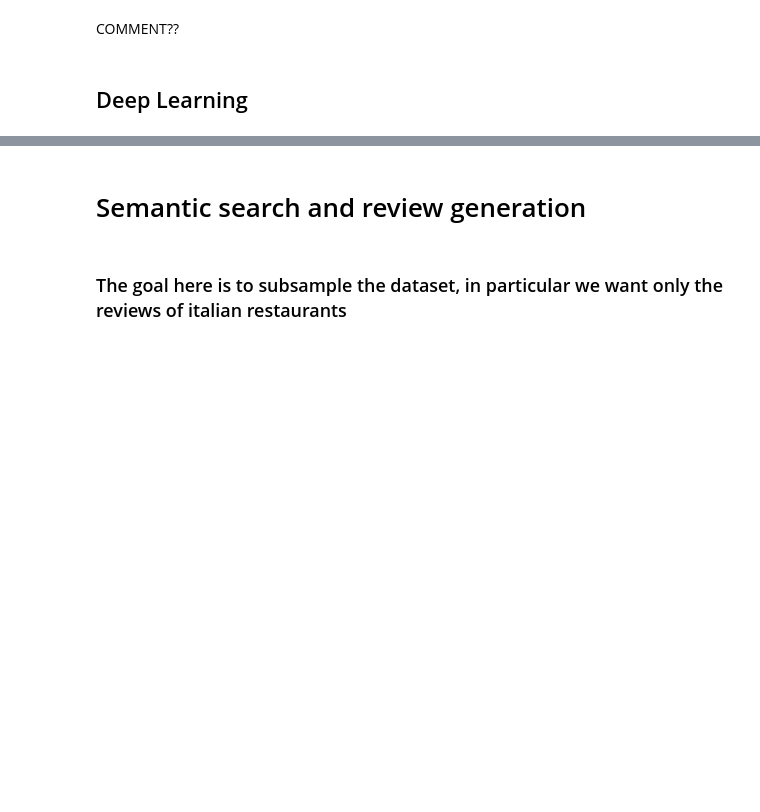
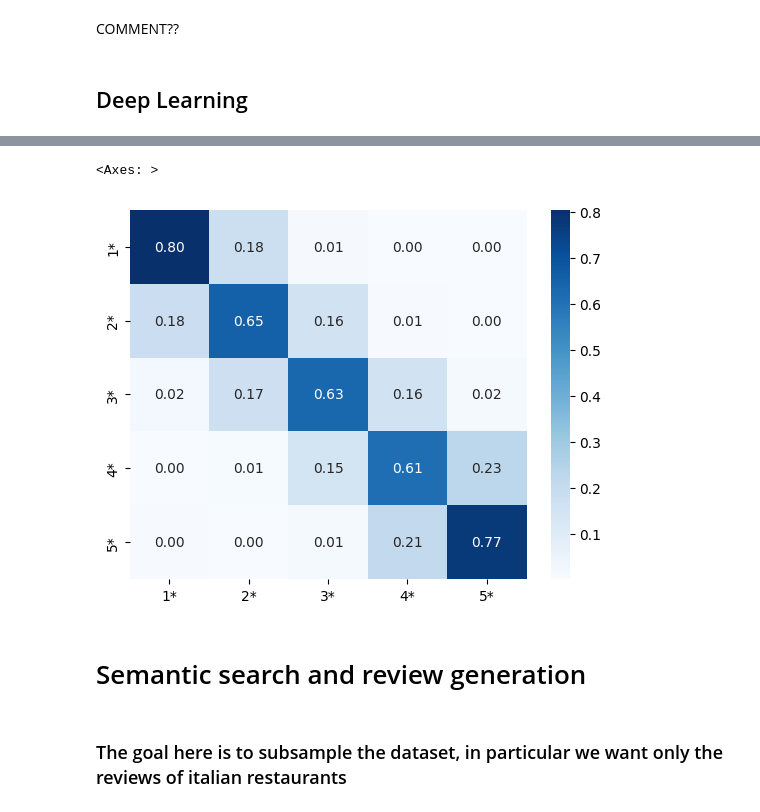
Before and after one commit to NiccoloF/NLP, a Jupyter notebook: Submission file.ipynb, the cells around one changed output, grey strips where cells are left out. Cells and saved outputs as stored; diff of their text form; code cells hidden in the pictures; blank space fills up the shorter version.

```diff
--- a/Submission file.ipynb
+++ b/Submission file.ipynb
@@ -930,0 +1142,19 @@ COMMENT??
+# %%
+training_args = TrainingArguments(
+    "trainer_distilbert",
+     per_device_train_batch_size=32,
+    per_device_eval_batch_size=32,
+    num_train_epochs=2,
+    save_strategy='epoch'
+)
+# %%
+trainer = Trainer(
+    model=distilbert,
+    args=training_args,
+    train_dataset=tokenized_data['train'],
+    eval_dataset=tokenized_data['validation']
+)
+# %%
+import wandb
+wandb.login(key='*****************')
+trainer.train()
@@ -930,0 +1202,9 @@ COMMENT??
+# %%
+import torch
+import matplotlib.pyplot as plt
+from sklearn.metrics import confusion_matrix, classification_report
+
+preds = trainer.predict(tokenized_data['test'])
+y_pred = torch.argmax(torch.tensor(preds.predictions), dim=1).numpy()
+print(confusion_matrix(test['label'], y_pred))
+print(classification_report(test['label'], y_pred))
@@ -931,3 +1228,13 @@ COMMENT??
+# %%
+import seaborn as sns
+from sklearn.metrics import confusion_matrix
+
+stars_labels = ['1*', '2*', '3*', '4*', '5*']
+disp = confusion_matrix(test['label'], y_pred, normalize='true', labels=[0, 1, 2, 3, 4])
+sns.heatmap(disp, annot=True, fmt=".2f", cmap="Blues", xticklabels=stars_labels, yticklabels=stars_labels)
+# %% [output]
+<Axes: >
+[figure, added]
 # %% [markdown]
 # Semantic search and review generation
 # %% [markdown]
```
Also changed, not shown: parts of 30 cells of this notebook.
